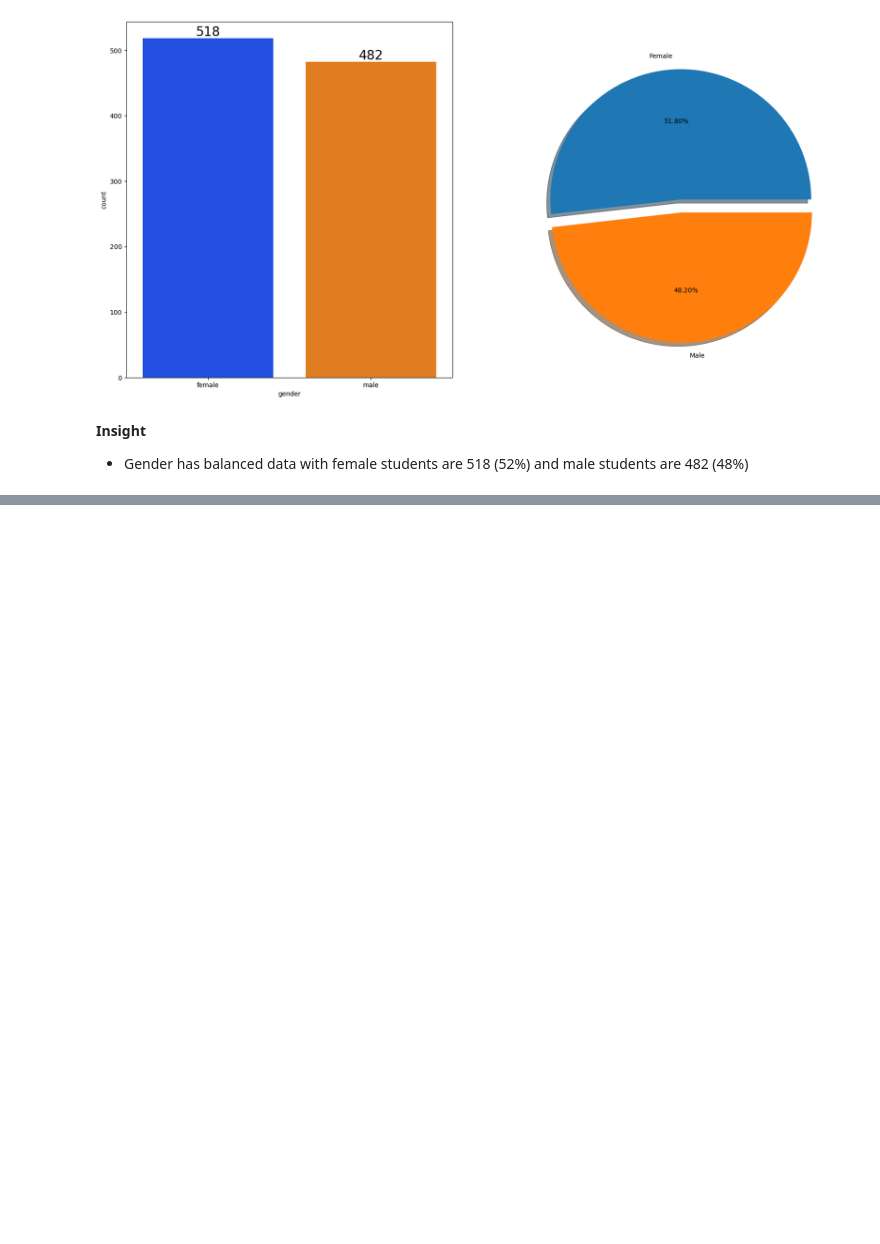
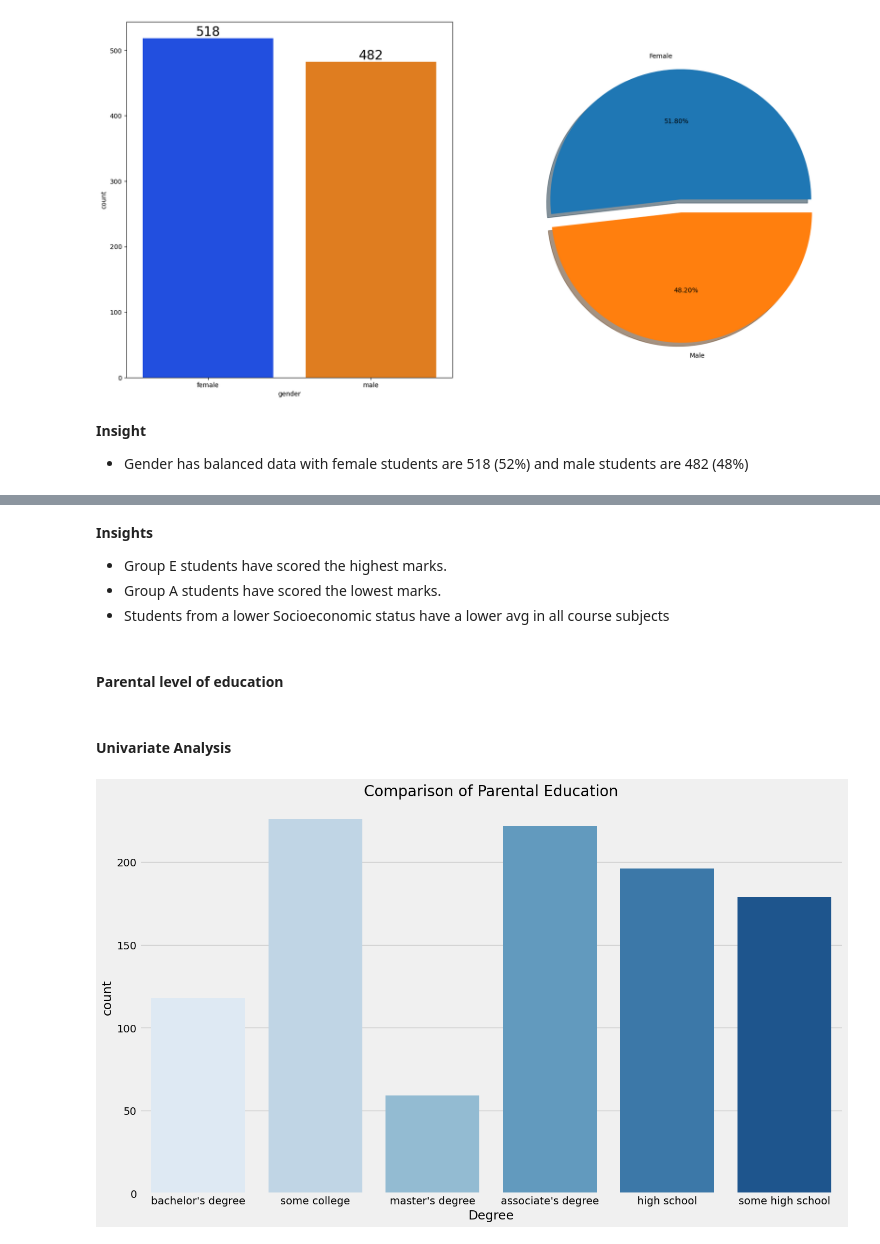
Before and after one commit to MohammedFarzin/mlproject, a Jupyter notebook: notebook/EDA.ipynb, the cells around one changed output, grey strips where cells are left out. Cells and saved outputs as stored; diff of their text form; code cells hidden in the pictures; blank space fills up the shorter version.

```diff
--- a/notebook/EDA.ipynb
+++ b/notebook/EDA.ipynb
@@ -416,0 +519,20 @@ plt.pie(x=df['gender'].value_counts(), labels=['Female', 'Male'], explode=[0, 0.
+# %% [markdown]
+**Insights**
+
+- Group E students have scored the highest marks.
+- Group A students have scored the lowest marks.
+- Students from a lower Socioeconomic status have a lower avg in all course subjects
+# %% [markdown]
+#### Parental level of education
+# %% [markdown]
+#### Univariate Analysis
+# %%
+plt.rcParams['figure.figsize'] = (15, 9)
+plt.style.use('fivethirtyeight')
+sns.countplot(x=df['parental level of education'], data=df, palette = 'Blues')
+plt.title('Comparison of Parental Education', fontweight = 30, fontsize = 20)
+plt.xlabel('Degree')
+plt.ylabel('count')
+plt.show()
+# %% [output]
+[figure, added]
```
Also changed, not shown: parts of 33 cells of this notebook.
